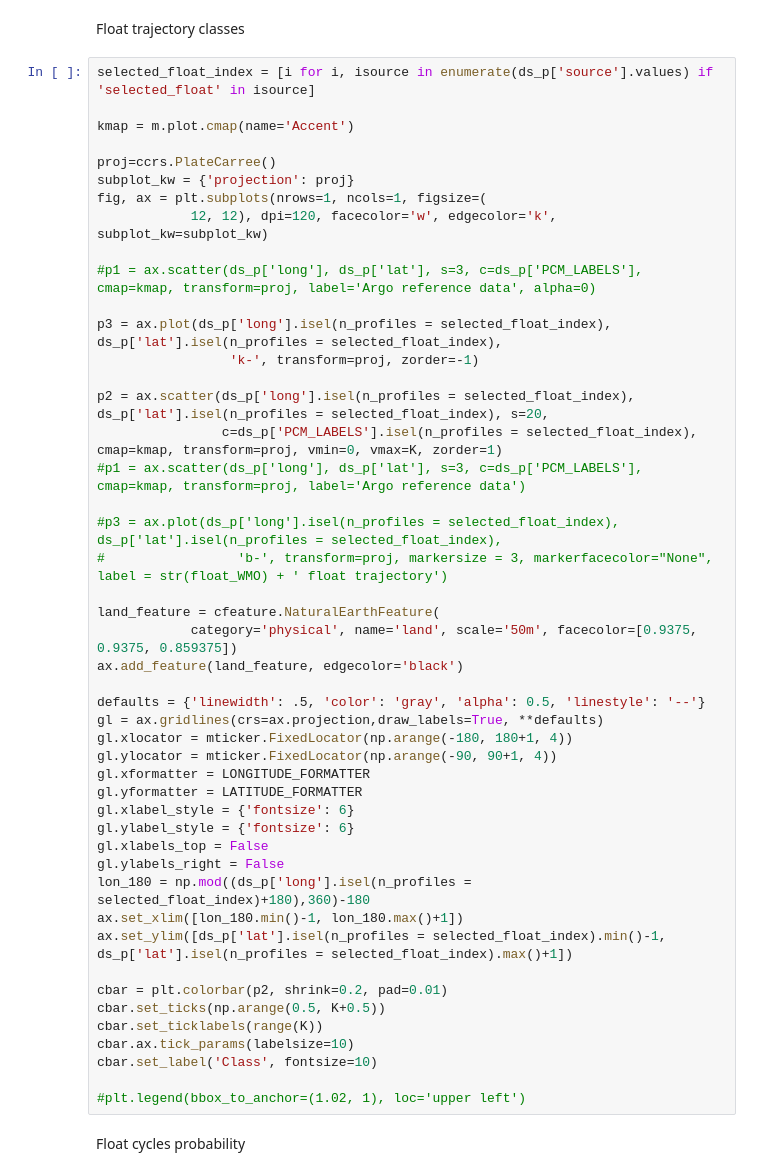
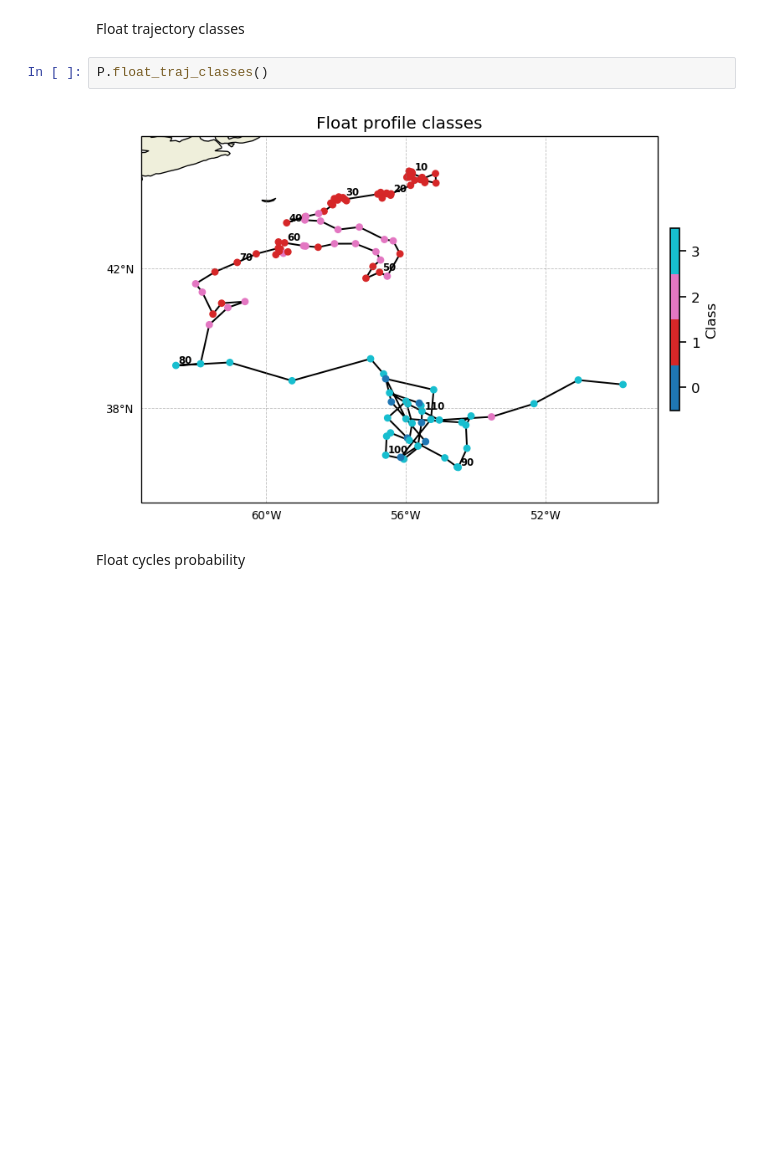
Before and after one commit to euroargodev/DMQC-PCM, a Jupyter notebook: PCM-design/Classif_ArgoReferenceDatabase.ipynb, the cells around one changed output. Saved outputs shown, nothing was run; the diff lists cells and outputs as text; blank space fills up the shorter version.

```diff
--- a/PCM-design/Classif_ArgoReferenceDatabase.ipynb
+++ b/PCM-design/Classif_ArgoReferenceDatabase.ipynb
@@ -513,52 +489,9 @@ __Float profiles__
 ...
 # %% [markdown]
 Float trajectory classes
-# %%
-selected_float_index = [i for i, isource in enumerate(ds_p['source'].values) if 'selected_float' in isource]
-
-kmap = m.plot.cmap(name='Accent')
-
-proj=ccrs.PlateCarree()
-subplot_kw = {'projection': proj}
-fig, ax = plt.subplots(nrows=1, ncols=1, figsize=(
-            12, 12), dpi=120, facecolor='w', edgecolor='k', subplot_kw=subplot_kw)
-
-#p1 = ax.scatter(ds_p['long'], ds_p['lat'], s=3, c=ds_p['PCM_LABELS'], cmap=kmap, transform=proj, label='Argo reference data', alpha=0)
-
-p3 = ax.plot(ds_p['long'].isel(n_profiles = selected_float_index), ds_p['lat'].isel(n_profiles = selected_float_index),
-                 'k-', transform=proj, zorder=-1)
-
-p2 = ax.scatter(ds_p['long'].isel(n_profiles = selected_float_index), ds_p['lat'].isel(n_profiles = selected_float_index), s=20,
-                c=ds_p['PCM_LABELS'].isel(n_profiles = selected_float_index), cmap=kmap, transform=proj, vmin=0, vmax=K, zorder=1)
-#p1 = ax.scatter(ds_p['long'], ds_p['lat'], s=3, c=ds_p['PCM_LABELS'], cmap=kmap, transform=proj, label='Argo reference data')
-
-#p3 = ax.plot(ds_p['long'].isel(n_profiles = selected_float_index), ds_p['lat'].isel(n_profiles = selected_float_index),
-#                 'b-', transform=proj, markersize = 3, markerfacecolor="None", label = str(float_WMO) + ' float trajectory')
-
-land_feature = cfeature.NaturalEarthFeature(
-            category='physical', name='land', scale='50m', facecolor=[0.9375, 0.9375, 0.859375])
-ax.add_feature(land_feature, edgecolor='black')
-
-defaults = {'linewidth': .5, 'color': 'gray', 'alpha': 0.5, 'linestyle': '--'}
-gl = ax.gridlines(crs=ax.projection,draw_labels=True, **defaults)
-gl.xlocator = mticker.FixedLocator(np.arange(-180, 180+1, 4))
-gl.ylocator = mticker.FixedLocator(np.arange(-90, 90+1, 4))
-gl.xformatter = LONGITUDE_FORMATTER
-gl.yformatter = LATITUDE_FORMATTER
-gl.xlabel_style = {'fontsize': 6}
-gl.ylabel_style = {'fontsize': 6}
-gl.xlabels_top = False
-gl.ylabels_right = False
-lon_180 = np.mod((ds_p['long'].isel(n_profiles = selected_float_index)+180),360)-180
-ax.set_xlim([lon_180.min()-1, lon_180.max()+1])
-ax.set_ylim([ds_p['lat'].isel(n_profiles = selected_float_index).min()-1, ds_p['lat'].isel(n_profiles = selected_float_index).max()+1])
-
-cbar = plt.colorbar(p2, shrink=0.2, pad=0.01)
-cbar.set_ticks(np.arange(0.5, K+0.5))
-cbar.set_ticklabels(range(K))
-cbar.ax.tick_params(labelsize=10)
-cbar.set_label('Class', fontsize=10)
-
-#plt.legend(bbox_to_anchor=(1.02, 1), loc='upper left')
+# %%
+P.float_traj_classes()
+# %% [output]
+[figure, added]
 # %% [markdown]
 Float cycles probability
```
Also changed, not shown: parts of 22 cells of this notebook, 2 other files.
